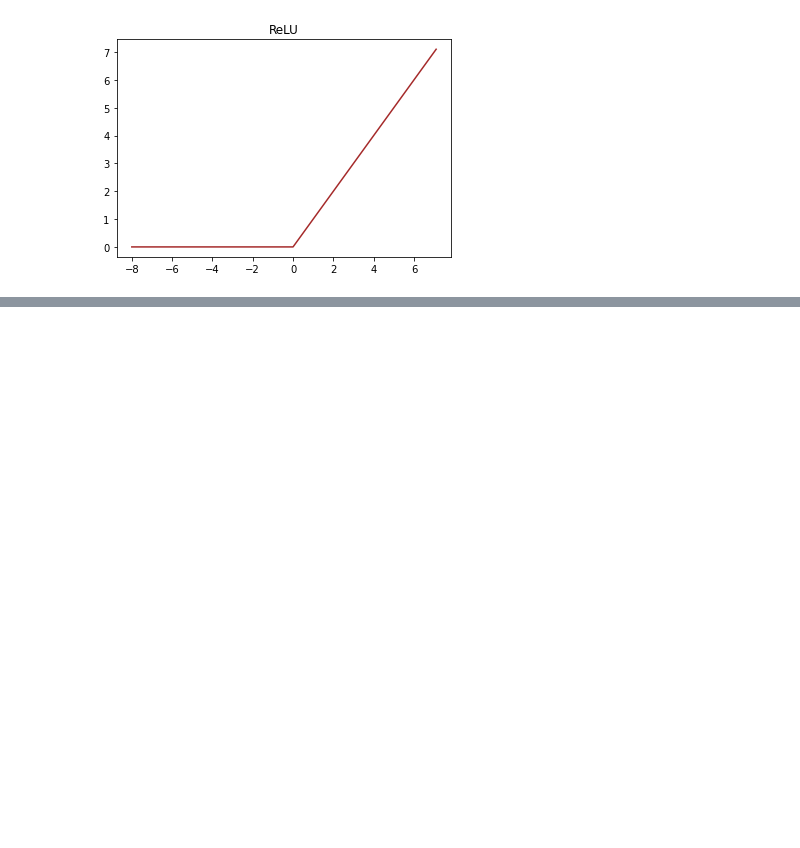
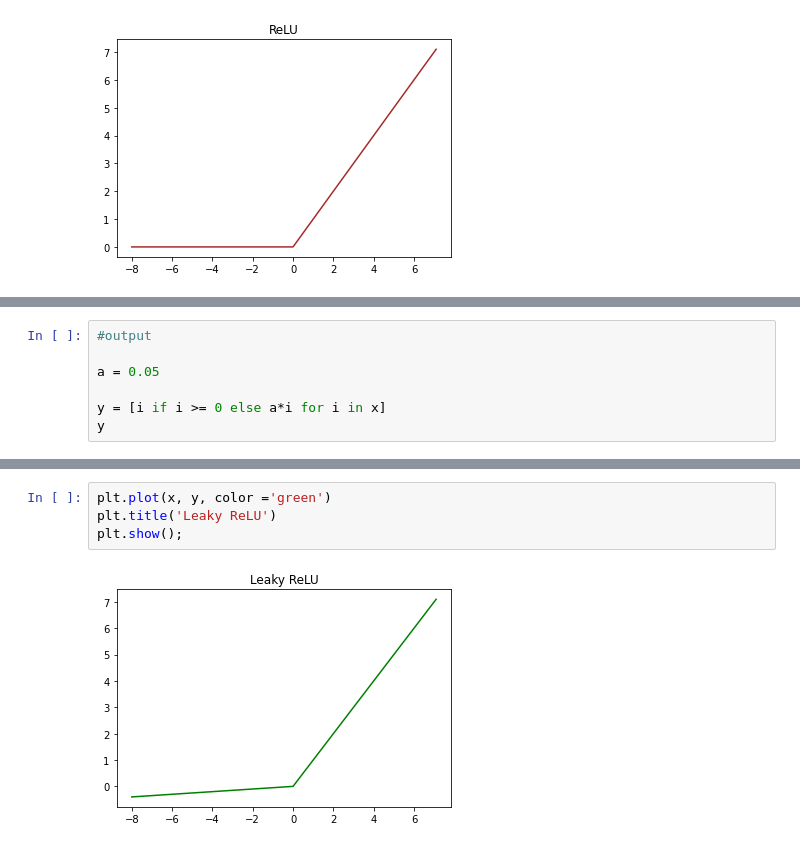
Before and after one commit to officialPrasanta/Important-Activation-Functions, a Jupyter notebook: Some Important Activation Functions.ipynb, the cells around one changed output, grey strips where cells are left out. Cells and saved outputs as stored; diff of their text form; blank space fills up the shorter version.

Commit message:
ReLU and Leaky ReLU

```diff
--- a/Some Important Activation Functions.ipynb
+++ b/Some Important Activation Functions.ipynb
@@ -95,0 +116,7 @@ plt.show()
+# %%
+#output
+
+a = 0.05
+
+y = [i if i >= 0 else a*i for i in x]
+y
@@ -95,0 +141,6 @@ plt.show()
+# %%
+plt.plot(x, y, color ='green')
+plt.title('Leaky ReLU')
+plt.show();
+# %% [output]
+[figure, added]
```
Also changed, not shown: parts of 4 cells of this notebook.
